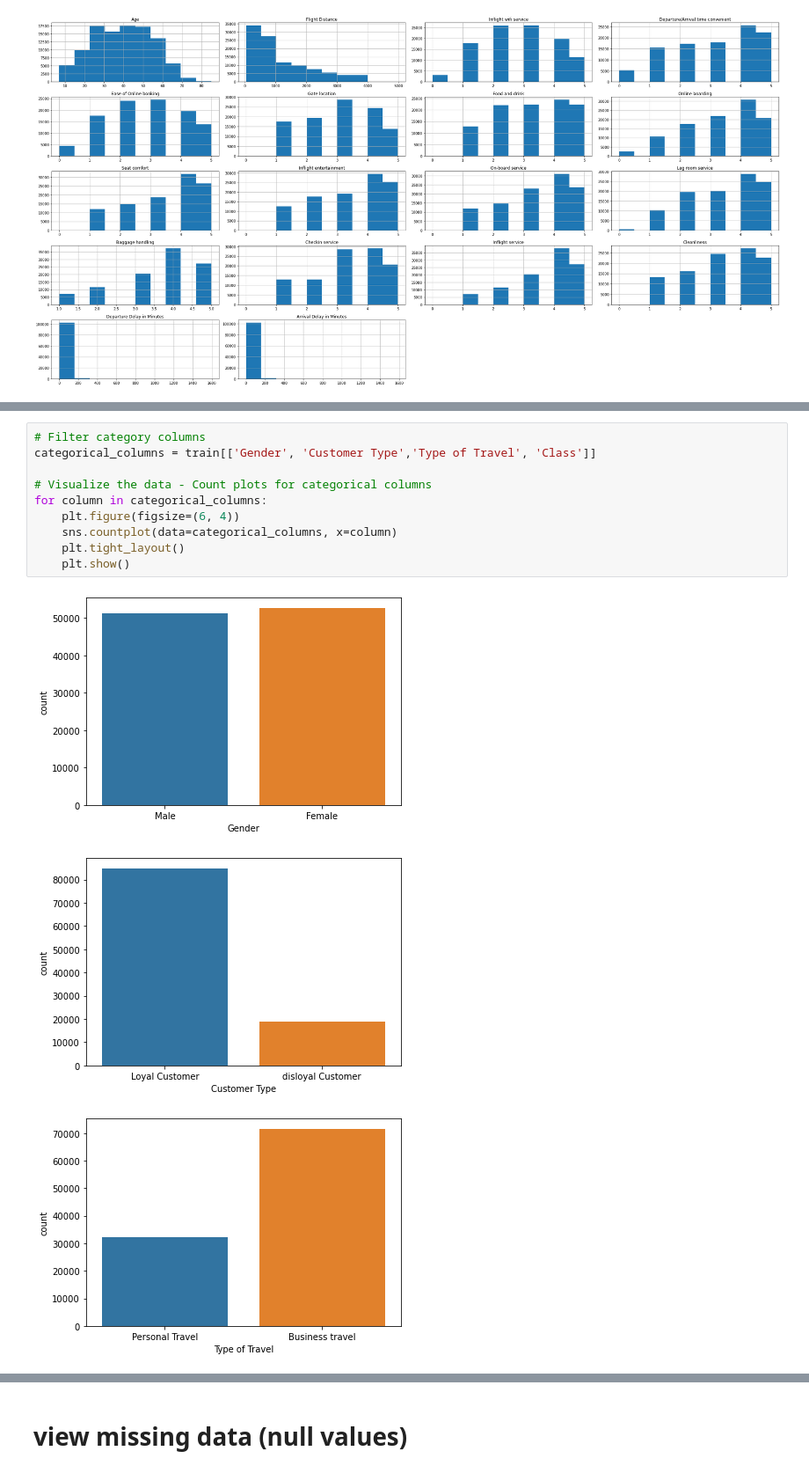
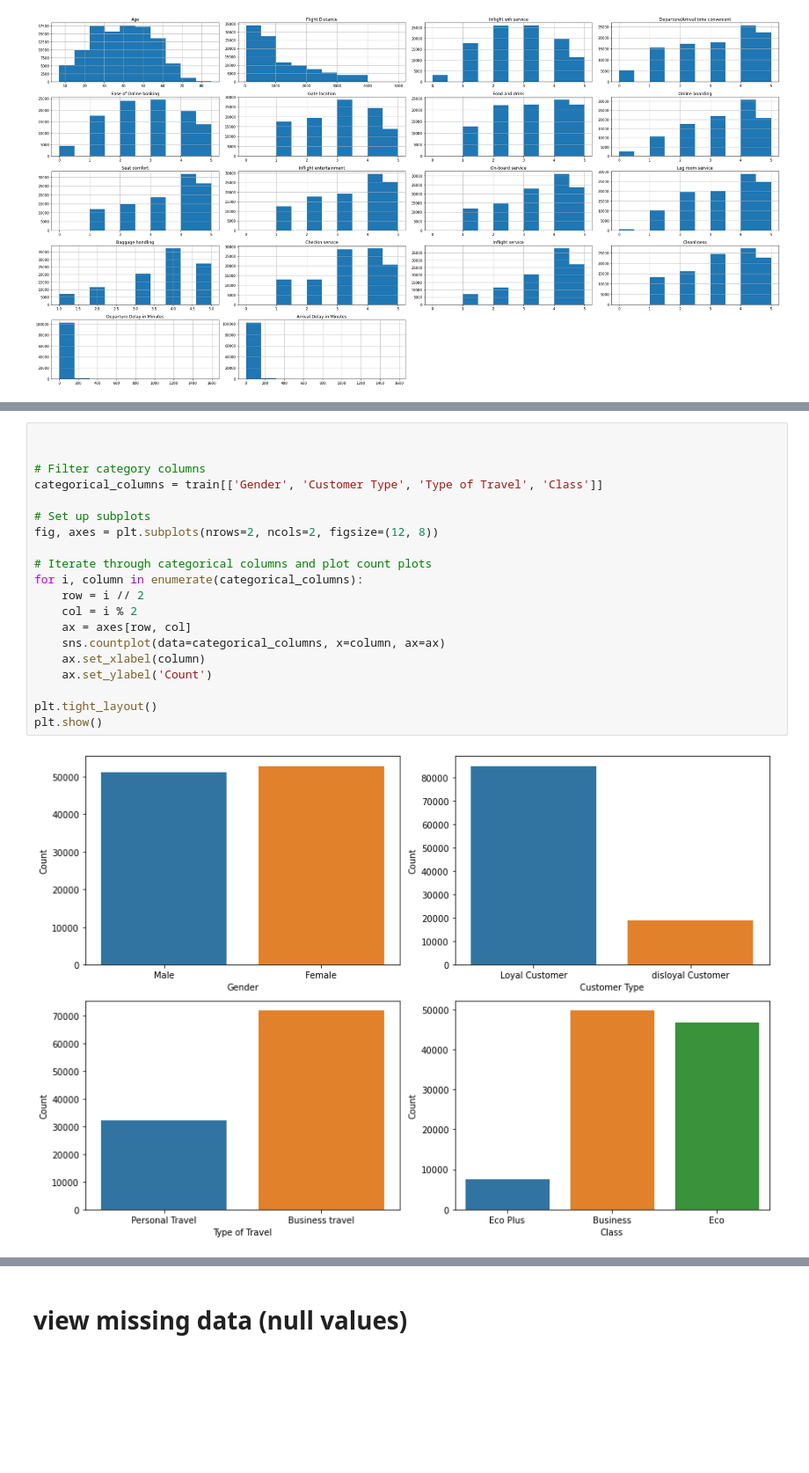
Before and after one commit to norhanreda/Air-line-passenger-satisfaction, a Jupyter notebook: visualisation.ipynb, the cells around one changed output, grey strips where cells are left out. Shown at 88% size. Drawn from its saved outputs; the diff is of its cells as text; blank space fills up the shorter version.

```diff
--- a/visualisation.ipynb
+++ b/visualisation.ipynb
@@ -145,16 +171,24 @@ plt.show()
 
 **the majority of Arrival Delay in Minutes is [0,200]**
 # %%
+
+
 # Filter category columns
-categorical_columns = train[['Gender', 'Customer Type','Type of Travel', 'Class']]
+categorical_columns = train[['Gender', 'Customer Type', 'Type of Travel', 'Class']]
 
-# Visualize the data - Count plots for categorical columns
-for column in categorical_columns:
-    plt.figure(figsize=(6, 4))
-    sns.countplot(data=categorical_columns, x=column)
-    plt.tight_layout()
-    plt.show()
+# Set up subplots
+fig, axes = plt.subplots(nrows=2, ncols=2, figsize=(12, 8))
+
+# Iterate through categorical columns and plot count plots
+for i, column in enumerate(categorical_columns):
+    row = i // 2
+    col = i % 2
+    ax = axes[row, col]
+    sns.countplot(data=categorical_columns, x=column, ax=ax)
+    ax.set_xlabel(column)
+    ax.set_ylabel('Count')
+
+plt.tight_layout()
+plt.show()
 # %% [output]
-[figure, old version]
+[figure, new version]
-[figure, removed]
-[figure, removed]
```
Also changed, not shown: parts of 31 cells of this notebook, 1 other file.
